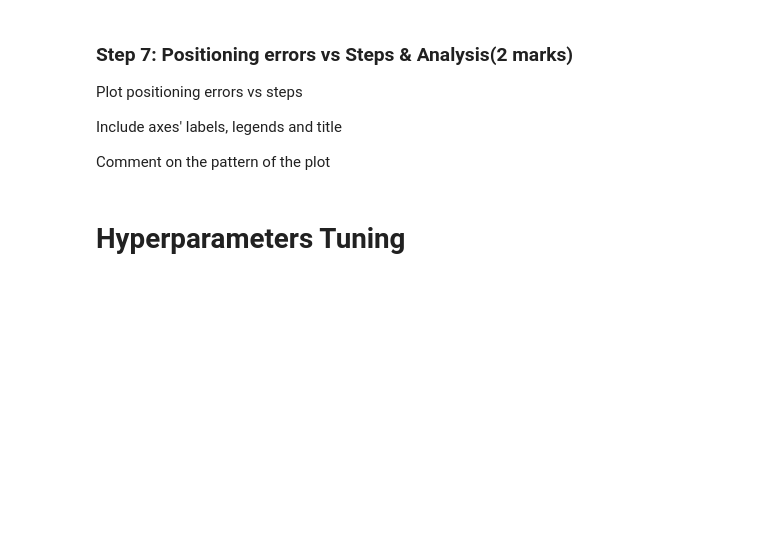
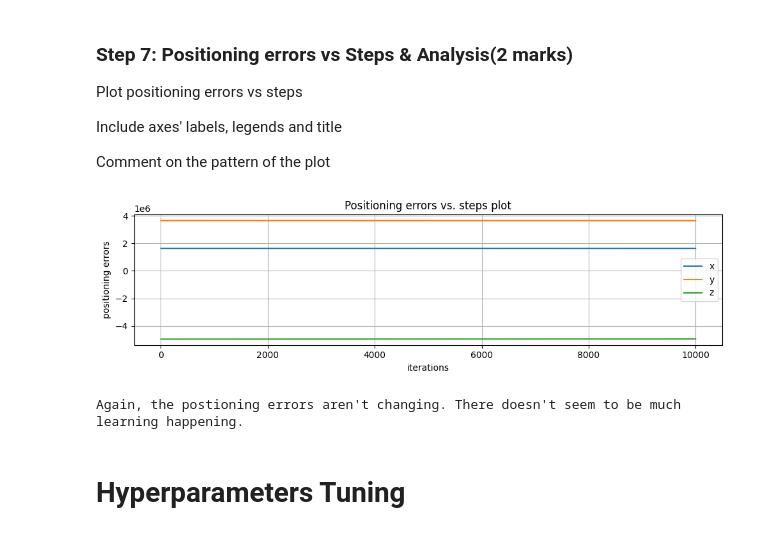
Before and after one commit to eunice-nwaobi/ENGG680_LAB_ASSIGNMENTS, a Jupyter notebook: Lab_Assignment3/Assignment3.ipynb, the cells around one changed output. Drawn from its saved outputs; the diff is of its cells as text; code cells hidden in the pictures; blank space fills up the shorter version.

```diff
--- a/Lab_Assignment3/Assignment3.ipynb
+++ b/Lab_Assignment3/Assignment3.ipynb
@@ -264,13 +301,20 @@ Include axes' labels, legends and title
 Comment on the pattern of the plot
 # %%
 fig, ax = plt.subplots(nrows=1, ncols=1, figsize=(10, 3))
-# ...
+ax.plot(list(range(10000)), arr_err)
+plt.xlabel("iterations")
+plt.ylabel("positioning errors")
+plt.title("Positioning errors vs. steps plot")
+plt.legend(["x", "y", "z"])
 ax.grid(True)
 fig.tight_layout()
 plt.show()
 
 # Comment on the pattern
-# ...
+print("Again, the postioning errors aren't changing. There doesn't seem to be much learning happening.")
+# %% [output]
+[figure, added]
+Again, the postioning errors aren't changing. There doesn't seem to be much learning happening.
 # %% [markdown]
 # Hyperparameters Tuning
 # %% [markdown]
```
Also changed, not shown: parts of 31 cells of this notebook.
